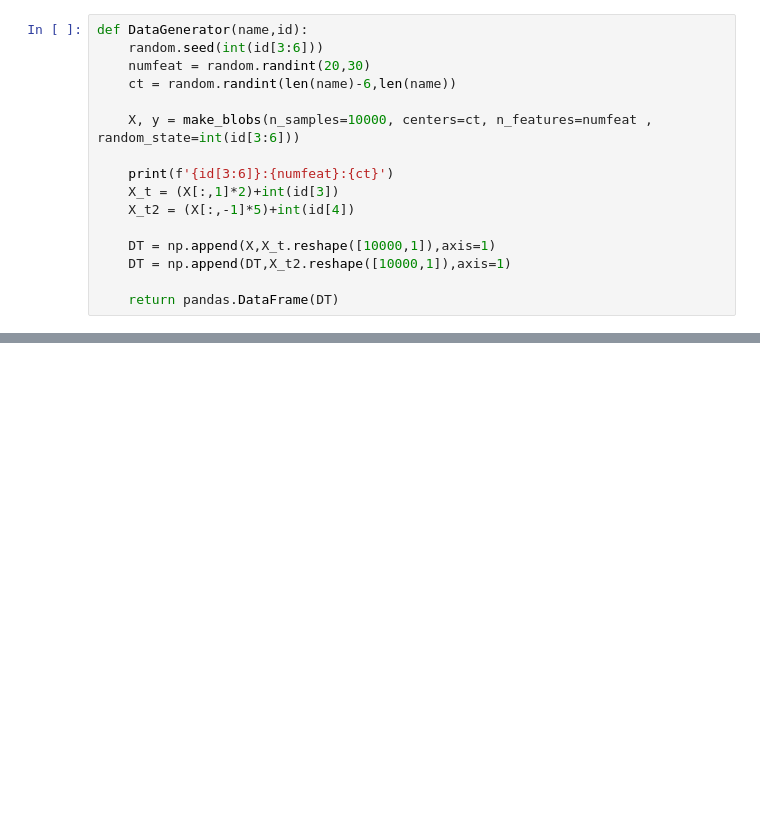
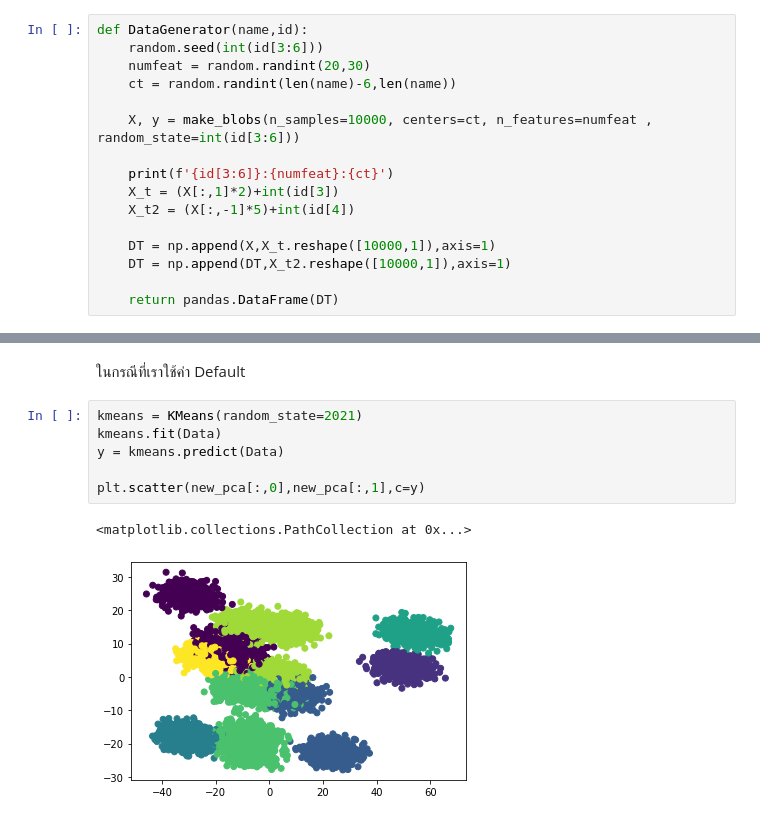
Before and after one commit to ThitiwatJtrsn/multivariate, a Jupyter notebook: Multivariate_Exam.ipynb, the cells around one changed output, grey strips where cells are left out. Saved outputs shown, nothing was run; the diff lists cells and outputs as text; blank space fills up the shorter version.

```diff
--- a/Multivariate_Exam.ipynb
+++ b/Multivariate_Exam.ipynb
@@ -59,0 +197,11 @@ Data
+# %% [markdown]
+ในกรณีที่เราใช้ค่า Default
+# %%
+kmeans = KMeans(random_state=2021)
+kmeans.fit(Data)
+y = kmeans.predict(Data)
+
+plt.scatter(new_pca[:,0],new_pca[:,1],c=y)
+# %% [output]
+<matplotlib.collections.PathCollection at 0x...>
+[figure, added]
```
Also changed, not shown: parts of 52 cells of this notebook.
